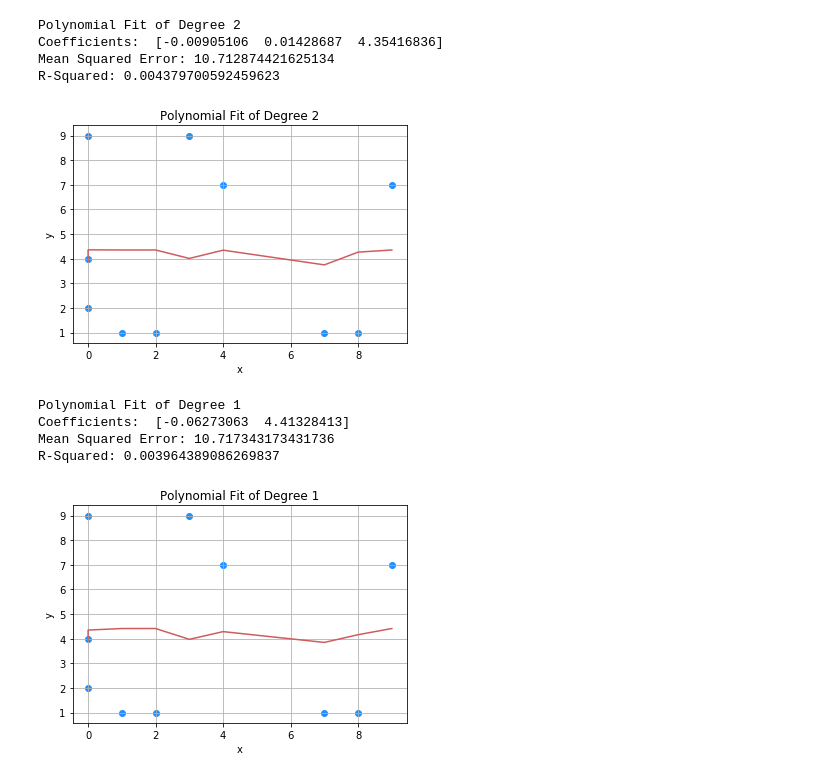
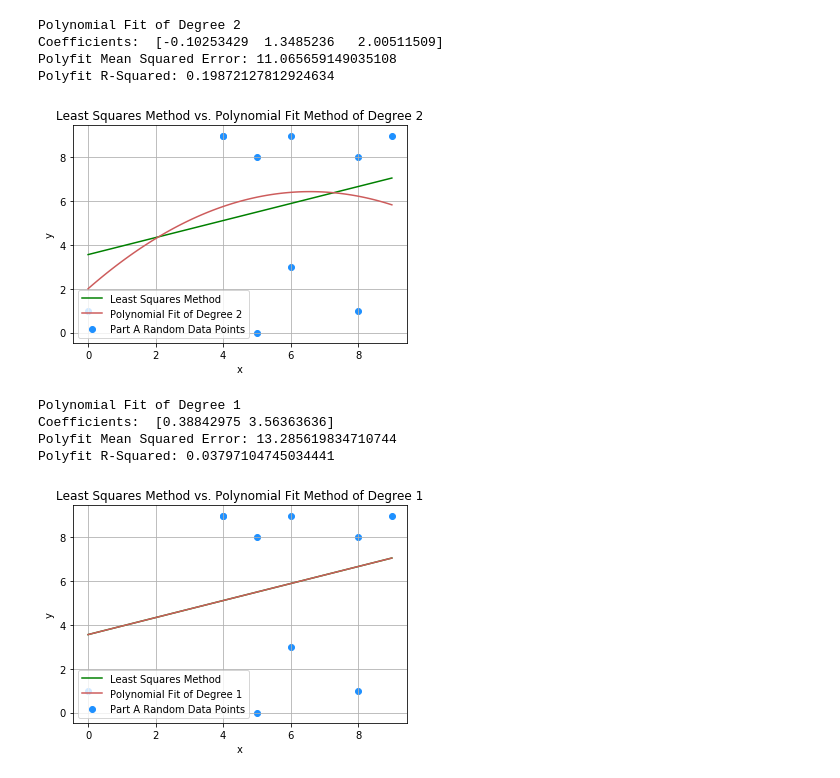
Before and after one commit to kaigandingco/coe311k, a Jupyter notebook: classwork/kcg2279-CH10.ipynb, the cells around one changed output. Drawn from its saved outputs; the diff is of its cells as text; code cells hidden in the pictures.

```diff
--- a/classwork/kcg2279-CH10.ipynb
+++ b/classwork/kcg2279-CH10.ipynb
@@ -4,6 +4,7 @@ import matplotlib.pyplot as plt
 
 X = np.random.randint(0, 10, size=10)
 X_sorted = X[np.argsort(X)]
+X_smoothPlot = np.linspace(min(X), max(X), 100) # x-values for smooth polyfit plotting
 Y = np.random.randint(0, 10, size=10)
 # %%
 # Part A: Linear Least Squares vs Polynomial Fit
@@ -72,27 +82,29 @@ Cubic Polynomial Fit Method: 0.059173548520429886
 for d in range(3, len(X) - 1):
     coefficients = np.polyfit(X, Y, d)
     polynomial = np.poly1d(coefficients)
-    Y_polyfit = polynomial(X)
+    Y_polyfit = polynomial(X_sorted) # for calculating MSE and R-squared
+    Y_polyfit_smooth = polynomial(X_smoothPlot) # for plotting
 
     # MSE and R-squared
     msePolyfit = np.mean((Y - Y_polyfit)**2)
-    ss_total = np.sum((Y - np.mean(Y))**2)
     ss_res_pf = np.sum((Y - Y_polyfit)**2)
-    r_squared_pf = 1 - (ss_res_pf / ss_total_pf)
+    r_squared_pf = 1 - (ss_res_pf / ss_total)
 
     # Printing coefficients, MSE, and R-squared
     print(f"Polynomial Fit of Degree {d}")
     print("Coefficients: ", coefficients)
-    print(f"Mean Squared Error: {msePolyfit}")
-    print(f"R-Squared: {r_squared_pf}\n")
+    print(f"Polyfit Mean Squared Error: {msePolyfit}")
+    print(f"Polyfit R-Squared: {r_squared_pf}\n")
 
     # Plotting
     plt.figure()
-    plt.scatter(X, Y, color='dodgerblue')
-    plt.plot(X_sorted, Y_polyfit, color='indianred')
-    plt.title(f"Polynomial Fit of Degree {d}")
+    plt.scatter(X, Y, color='dodgerblue', label="Part A Random Data Points")
+    plt.plot(X_sorted, Y_leastSquares, color='green', label="Least Squares Method")
+    plt.plot(X_smoothPlot, Y_polyfit_smooth, color='indianred', label=f"Polynomial Fit of Degree {d}")
+    plt.title(f"Least Squares Method vs. Polynomial Fit Method of Degree {d}")
     plt.xlabel('x')
     plt.ylabel('y')
+    plt.legend()
     plt.grid()
     plt.show()
 # %% [output]
@@ -134,41 +147,43 @@ R-Squared: 0.758364312267658
 # %%
 # Part B: Polynomial Fit with Decreasing Degrees
 
 # Cranking the polynomial down 1 degree at a time
 for d in range(2, 0, -1):
     coefficients = np.polyfit(X, Y, d)
     polynomial = np.poly1d(coefficients)
-    Y_polyfit = polynomial(X)
+    Y_polyfit = polynomial(X_sorted) # for calculating MSE and R-squared
+    Y_polyfit_smooth = polynomial(X_smoothPlot) # for plotting
 
     # MSE and R-squared
     msePolyfit = np.mean((Y - Y_polyfit)**2)
-    ss_total = np.sum((Y - np.mean(Y))**2)
     ss_res_pf = np.sum((Y - Y_polyfit)**2)
-    r_squared_pf = 1 - (ss_res_pf / ss_total_pf)
+    r_squared_pf = 1 - (ss_res_pf / ss_total)
 
     # Printing coefficients, MSE, and R-squared
     print(f"Polynomial Fit of Degree {d}")
     print("Coefficients: ", coefficients)
-    print(f"Mean Squared Error: {msePolyfit}")
-    print(f"R-Squared: {r_squared_pf}\n")
+    print(f"Polyfit Mean Squared Error: {msePolyfit}")
+    print(f"Polyfit R-Squared: {r_squared_pf}\n")
 
     # Plotting
     plt.figure()
-    plt.scatter(X, Y, color='dodgerblue')
-    plt.plot(X_sorted, Y_polyfit, color='indianred')
-    plt.title(f"Polynomial Fit of Degree {d}")
+    plt.scatter(X, Y, color='dodgerblue', label="Part A Random Data Points")
+    plt.plot(X_sorted, Y_leastSquares, color='green', label="Least Squares Method")
+    plt.plot(X_smoothPlot, Y_polyfit_smooth, color='indianred', label=f"Polynomial Fit of Degree {d}")
+    plt.title(f"Least Squares Method vs. Polynomial Fit Method of Degree {d}")
     plt.xlabel('x')
     plt.ylabel('y')
+    plt.legend()
     plt.grid()
     plt.show()
 # %% [output]
 Polynomial Fit of Degree 2
-Coefficients:  [-0.00905106  0.01428687  4.35416836]
-Mean Squared Error: 10.712874421625134
-R-Squared: 0.004379700592459623
+Coefficients:  [-0.10253429  1.3485236   2.00511509]
+Polyfit Mean Squared Error: 11.065659149035108
+Polyfit R-Squared: 0.19872127812924634
-[figure, old version]
+[figure, new version]
 Polynomial Fit of Degree 1
-Coefficients:  [-0.06273063  4.41328413]
-Mean Squared Error: 10.717343173431736
-R-Squared: 0.003964389086269837
+Coefficients:  [0.38842975 3.56363636]
+Polyfit Mean Squared Error: 13.285619834710744
+Polyfit R-Squared: 0.03797104745034441
-[figure, old version]
+[figure, new version]
```
Also changed, not shown: parts of 5 cells of this notebook.
